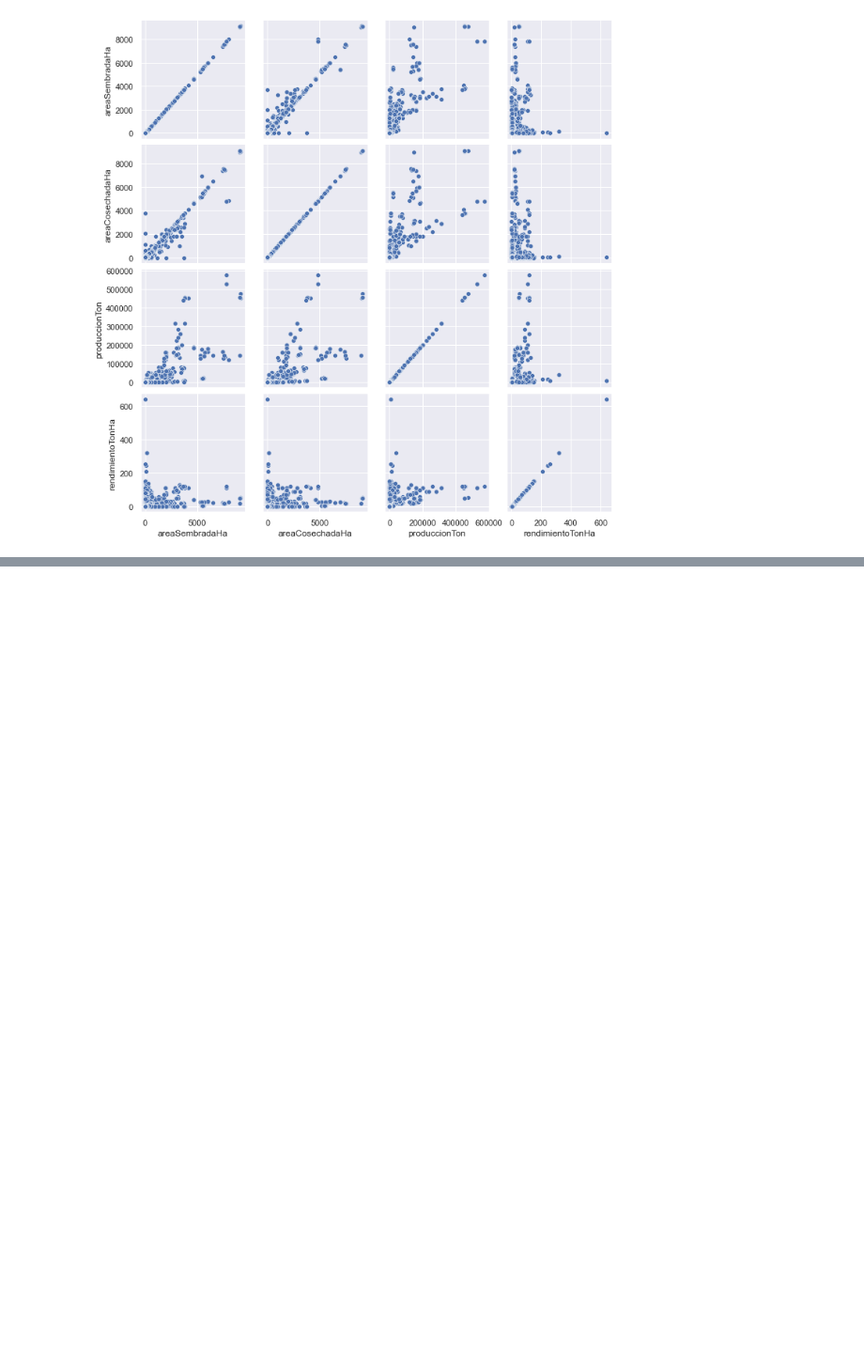
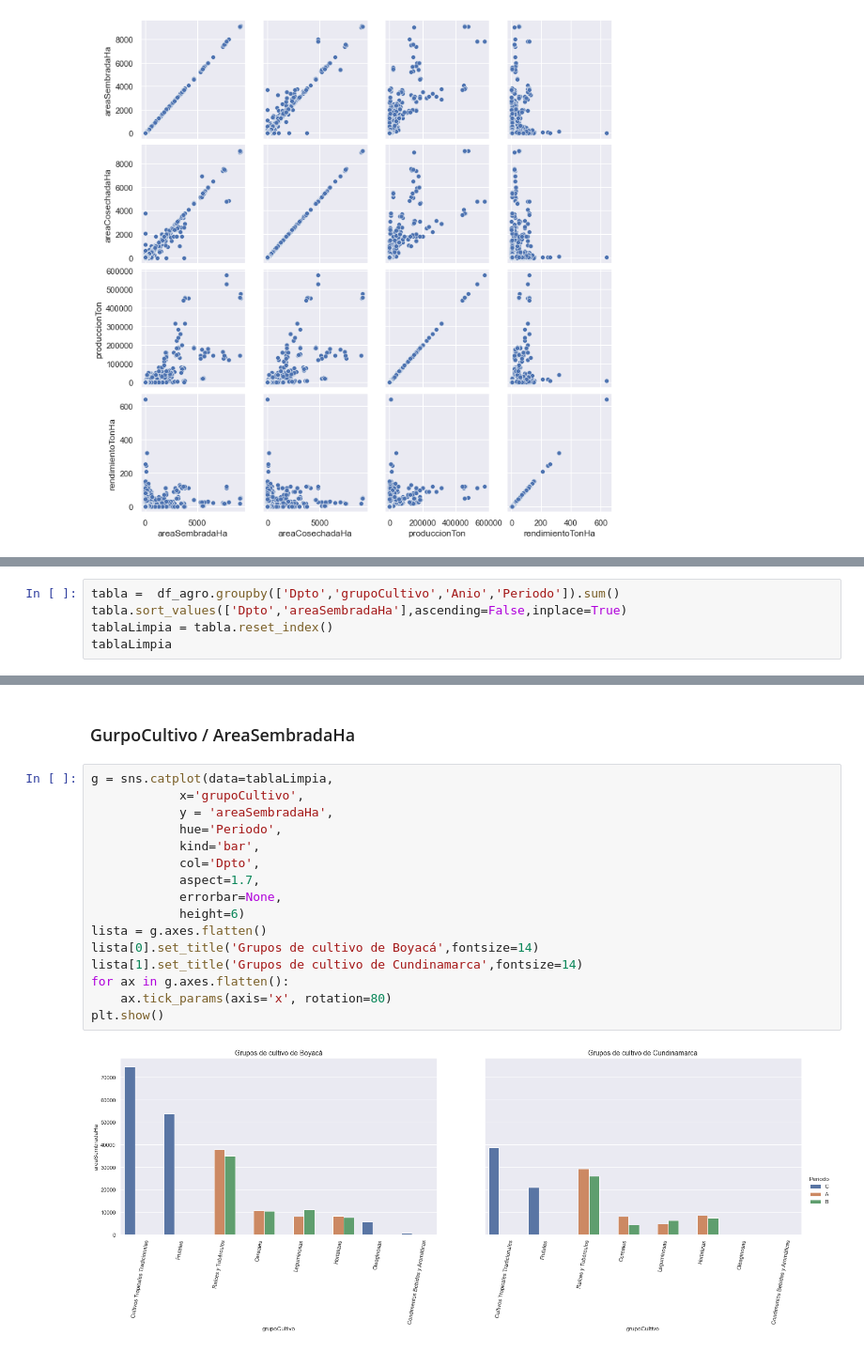
Before and after one commit to Samave02/Evaluaciones-Agropecuarias-Boyaca-Cundinamarca, a Jupyter notebook: Procesos de Analisis/Analisis_estadisticos_descriptivos.ipynb, the cells around one changed output, grey strips where cells are left out. Shown at 94% size. Saved outputs shown, nothing was run; the diff lists cells and outputs as text; blank space fills up the shorter version.

```diff
--- a/Procesos de Analisis/Analisis_estadisticos_descriptivos.ipynb
+++ b/Procesos de Analisis/Analisis_estadisticos_descriptivos.ipynb
@@ -188,0 +214,5 @@ plt.show()
+# %%
+tabla =  df_agro.groupby(['Dpto','grupoCultivo','Anio','Periodo']).sum()
+tabla.sort_values(['Dpto','areaSembradaHa'],ascending=False,inplace=True)
+tablaLimpia = tabla.reset_index()
+tablaLimpia
@@ -188,0 +233,20 @@ plt.show()
+# %% [markdown]
+### GurpoCultivo / AreaSembradaHa
+# %%
+g = sns.catplot(data=tablaLimpia,
+            x='grupoCultivo',
+            y = 'areaSembradaHa',
+            hue='Periodo',
+            kind='bar',
+            col='Dpto',
+            aspect=1.7,
+            errorbar=None,
+            height=6)
+lista = g.axes.flatten()
+lista[0].set_title('Grupos de cultivo de Boyacá',fontsize=14)
+lista[1].set_title('Grupos de cultivo de Cundinamarca',fontsize=14)
+for ax in g.axes.flatten():
+    ax.tick_params(axis='x', rotation=80)
+plt.show()
+# %% [output]
+[figure, added]
```
Also changed, not shown: parts of 21 cells of this notebook, 1 other file.
